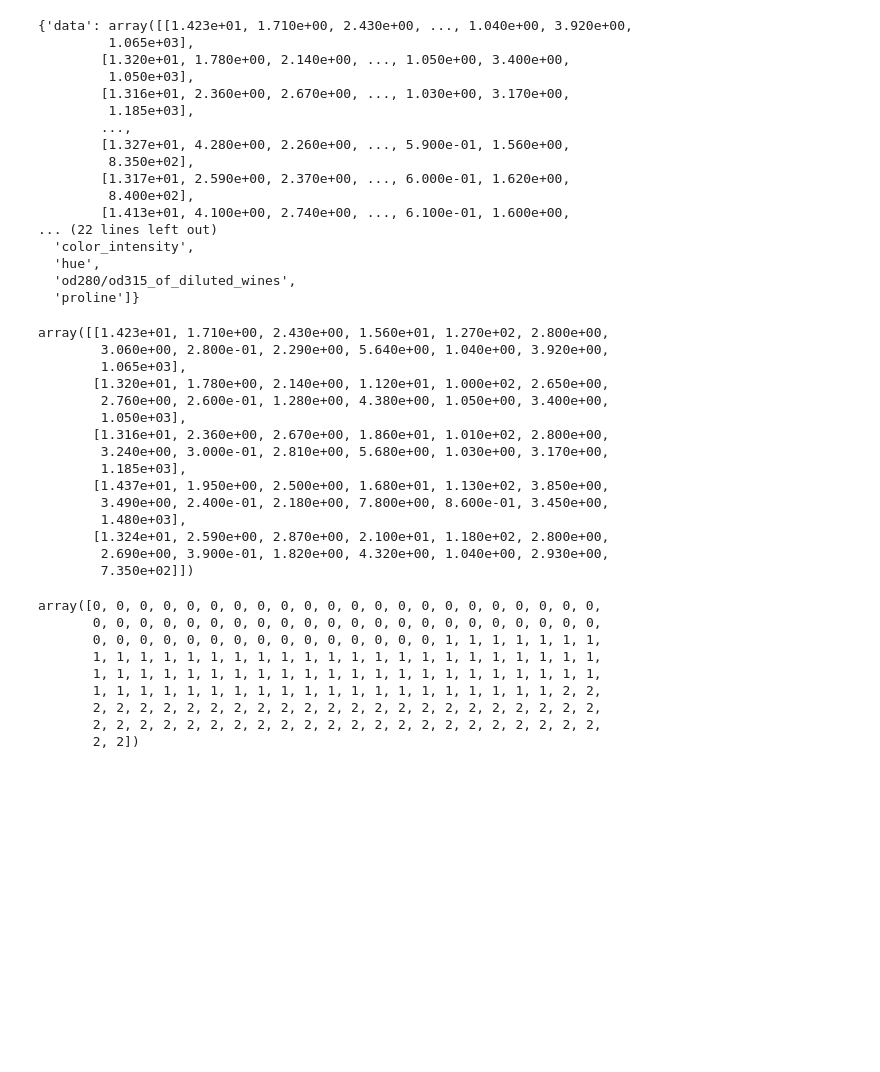
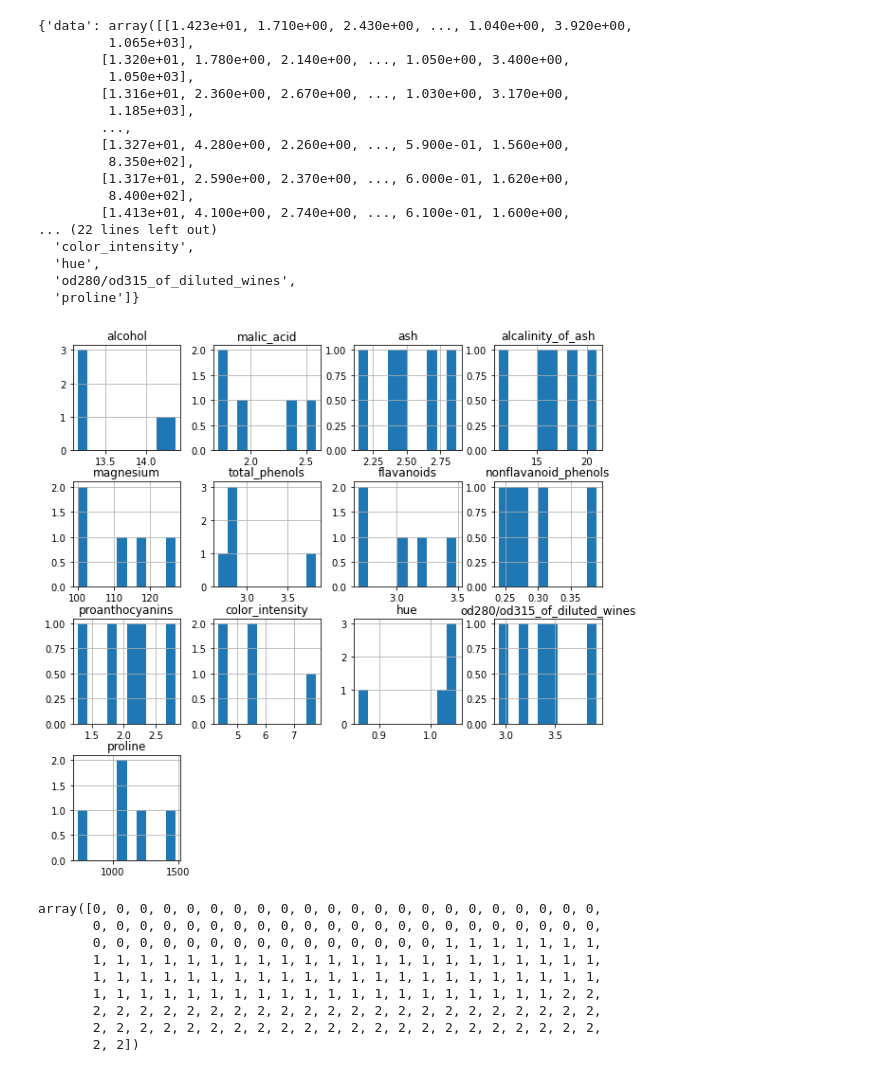
Before and after one commit to arturoTellez/S4I_DS_G2, a Jupyter notebook: Módulo 2_ Machine Learning/DS - Módulo 2 - Sesión 3/Naive Bayes - Machine Learning.ipynb, the cells around one changed output. Cells and saved outputs as stored; diff of their text form; code cells hidden in the pictures; blank space fills up the shorter version.

```diff
--- a/Módulo 2_ Machine Learning/DS - Módulo 2 - Sesión 3/Naive Bayes - Machine Learning.ipynb
+++ b/Módulo 2_ Machine Learning/DS - Módulo 2 - Sesión 3/Naive Bayes - Machine Learning.ipynb
@@ -137,24 +302,10 @@ wine
   'hue',
   'od280/od315_of_diluted_wines',
   'proline']}
-# %%
-wine.data[0:5]
-# %% [output]
-array([[1.423e+01, 1.710e+00, 2.430e+00, 1.560e+01, 1.270e+02, 2.800e+00,
-        3.060e+00, 2.800e-01, 2.290e+00, 5.640e+00, 1.040e+00, 3.920e+00,
-        1.065e+03],
-       [1.320e+01, 1.780e+00, 2.140e+00, 1.120e+01, 1.000e+02, 2.650e+00,
-        2.760e+00, 2.600e-01, 1.280e+00, 4.380e+00, 1.050e+00, 3.400e+00,
-        1.050e+03],
-       [1.316e+01, 2.360e+00, 2.670e+00, 1.860e+01, 1.010e+02, 2.800e+00,
-        3.240e+00, 3.000e-01, 2.810e+00, 5.680e+00, 1.030e+00, 3.170e+00,
-        1.185e+03],
-       [1.437e+01, 1.950e+00, 2.500e+00, 1.680e+01, 1.130e+02, 3.850e+00,
-        3.490e+00, 2.400e-01, 2.180e+00, 7.800e+00, 8.600e-01, 3.450e+00,
-        1.480e+03],
-       [1.324e+01, 2.590e+00, 2.870e+00, 2.100e+01, 1.180e+02, 2.800e+00,
-        2.690e+00, 3.900e-01, 1.820e+00, 4.320e+00, 1.040e+00, 2.930e+00,
-        7.350e+02]])
+# %%
+pd.DataFrame(wine.data[0:5],columns = wine.feature_names).hist(figsize = (10,10)); #pasar un np array a un DataFrame
+# %% [output]
+[figure, added]
 # %%
 wine.target
 # %% [output]
```
Also changed, not shown: parts of 19 cells of this notebook, 4 other files.
